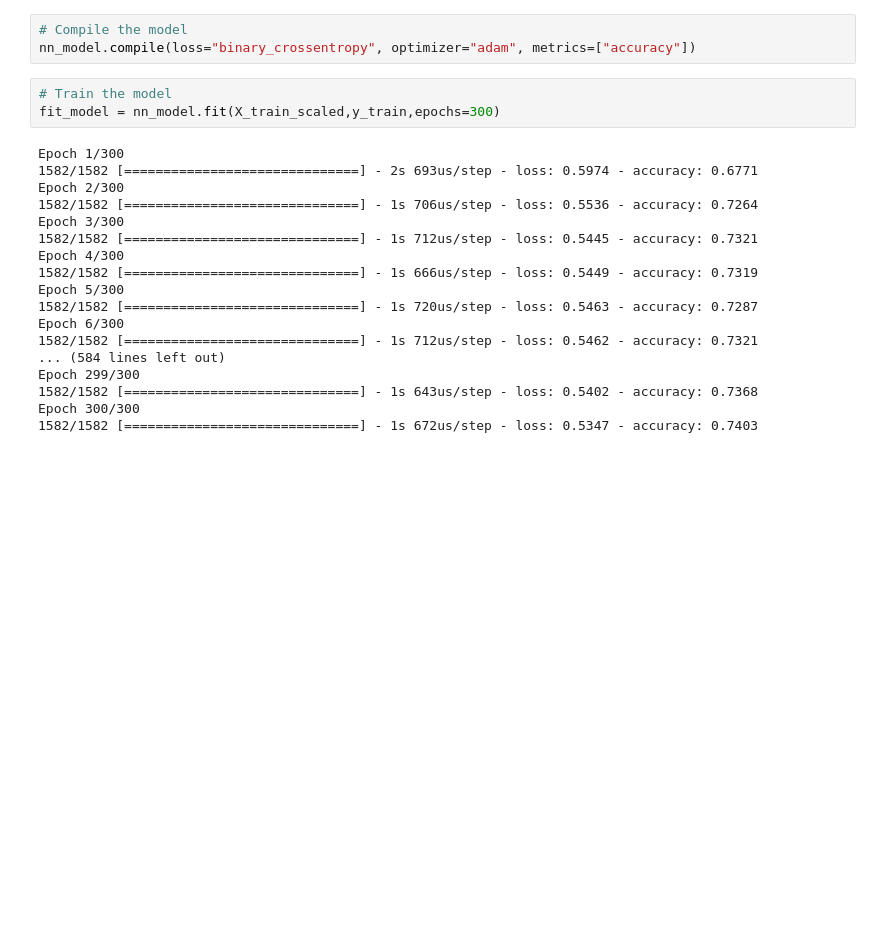
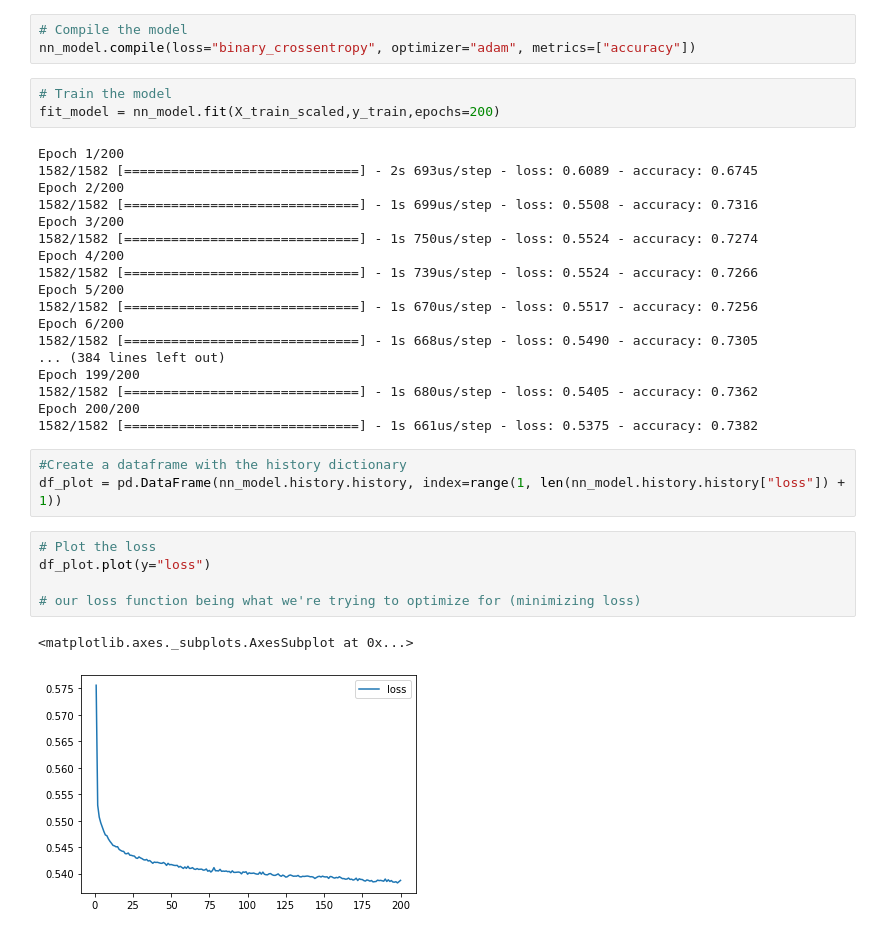
Before and after one commit to zborglin/CardioCoders, a Jupyter notebook: Third_Model.ipynb, the cells around one changed output. Drawn from its saved outputs; the diff is of its cells as text; blank space fills up the shorter version.

Commit message:
DataFrame of model history and plots

```diff
--- a/Third_Model.ipynb
+++ b/Third_Model.ipynb
@@ -125,22 +129,33 @@ _________________________________________________________________
 nn_model.compile(loss="binary_crossentropy", optimizer="adam", metrics=["accuracy"])
 # %%
 # Train the model
-fit_model = nn_model.fit(X_train_scaled,y_train,epochs=300)
+fit_model = nn_model.fit(X_train_scaled,y_train,epochs=200)
 # %% [output]
-Epoch 1/300
-1582/1582 [==============================] - 2s 693us/step - loss: 0.5974 - accuracy: 0.6771
-Epoch 2/300
-1582/1582 [==============================] - 1s 706us/step - loss: 0.5536 - accuracy: 0.7264
-Epoch 3/300
-1582/1582 [==============================] - 1s 712us/step - loss: 0.5445 - accuracy: 0.7321
-Epoch 4/300
-1582/1582 [==============================] - 1s 666us/step - loss: 0.5449 - accuracy: 0.7319
-Epoch 5/300
-1582/1582 [==============================] - 1s 720us/step - loss: 0.5463 - accuracy: 0.7287
-Epoch 6/300
-1582/1582 [==============================] - 1s 712us/step - loss: 0.5462 - accuracy: 0.7321
-... (584 lines left out)
-Epoch 299/300
-1582/1582 [==============================] - 1s 643us/step - loss: 0.5402 - accuracy: 0.7368
-Epoch 300/300
-1582/1582 [==============================] - 1s 672us/step - loss: 0.5347 - accuracy: 0.7403
+Epoch 1/200
+1582/1582 [==============================] - 2s 693us/step - loss: 0.6089 - accuracy: 0.6745
+Epoch 2/200
+1582/1582 [==============================] - 1s 699us/step - loss: 0.5508 - accuracy: 0.7316
+Epoch 3/200
+1582/1582 [==============================] - 1s 750us/step - loss: 0.5524 - accuracy: 0.7274
+Epoch 4/200
+1582/1582 [==============================] - 1s 739us/step - loss: 0.5524 - accuracy: 0.7266
+Epoch 5/200
+1582/1582 [==============================] - 1s 670us/step - loss: 0.5517 - accuracy: 0.7256
+Epoch 6/200
+1582/1582 [==============================] - 1s 668us/step - loss: 0.5490 - accuracy: 0.7305
+... (384 lines left out)
+Epoch 199/200
+1582/1582 [==============================] - 1s 680us/step - loss: 0.5405 - accuracy: 0.7362
+Epoch 200/200
+1582/1582 [==============================] - 1s 661us/step - loss: 0.5375 - accuracy: 0.7382
+# %%
+#Create a dataframe with the history dictionary
+df_plot = pd.DataFrame(nn_model.history.history, index=range(1, len(nn_model.history.history["loss"]) + 1))
+# %%
+# Plot the loss
+df_plot.plot(y="loss")
+
+# our loss function being what we're trying to optimize for (minimizing loss)
+# %% [output]
+<matplotlib.axes._subplots.AxesSubplot at 0x...>
+[figure, added]
```
Also changed, not shown: parts of 5 cells of this notebook.
